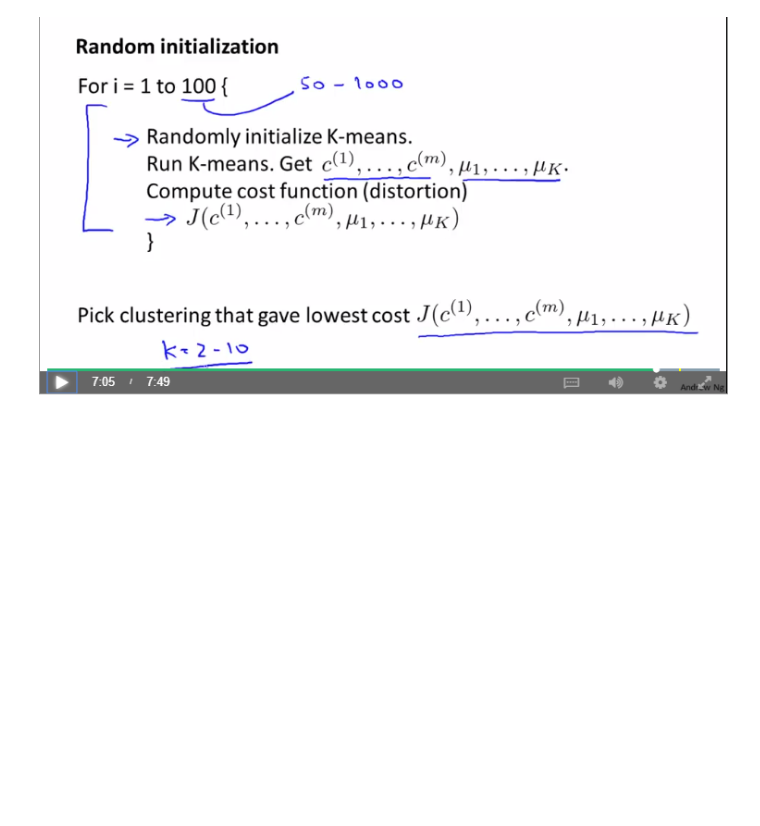
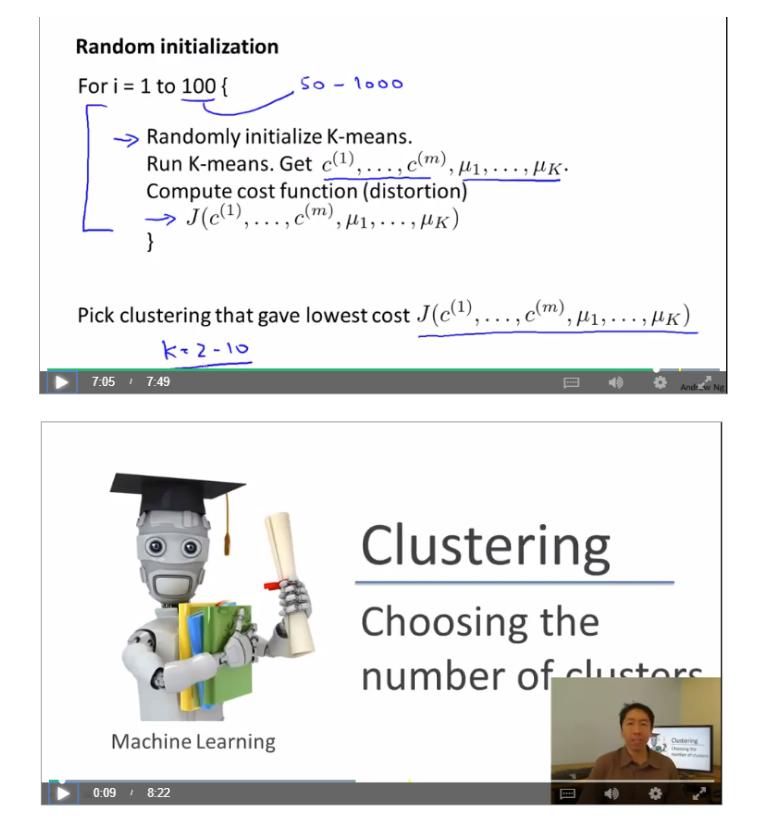
Before and after one commit to louloret/Andrew-NG-Machine-Learning, a Jupyter notebook: Week8_Unsupervised_Learning-checkpoint.ipynb, the cells around one changed output. Drawn from its saved outputs; the diff is of its cells as text; code cells hidden in the pictures; blank space fills up the shorter version.

```diff
--- a/Week8_Unsupervised_Learning-checkpoint.ipynb
+++ b/Week8_Unsupervised_Learning-checkpoint.ipynb
@@ -178,3 +178,7 @@ Image(filename =  path + "multi_rounds.png")
 # classification, but if K is very large, then having multiple random
 # initializations is pretty useless and there is much higher chance that you
 # will achieve global optima with first initialization
+# %%
+Image(filename =  path + "choosing_k.png")
+# %% [output]
+[figure, added]
```
Also changed, not shown: parts of 11 cells of this notebook.
